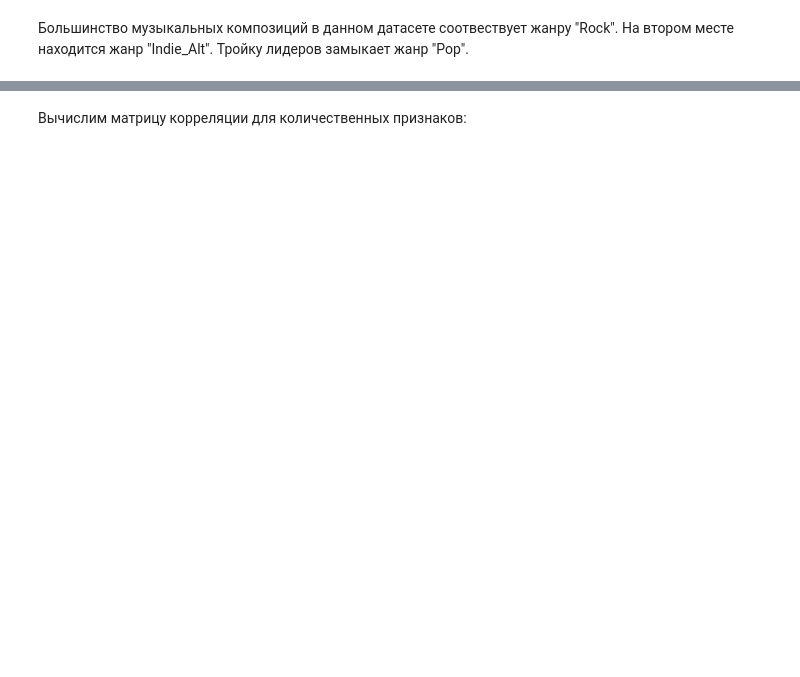
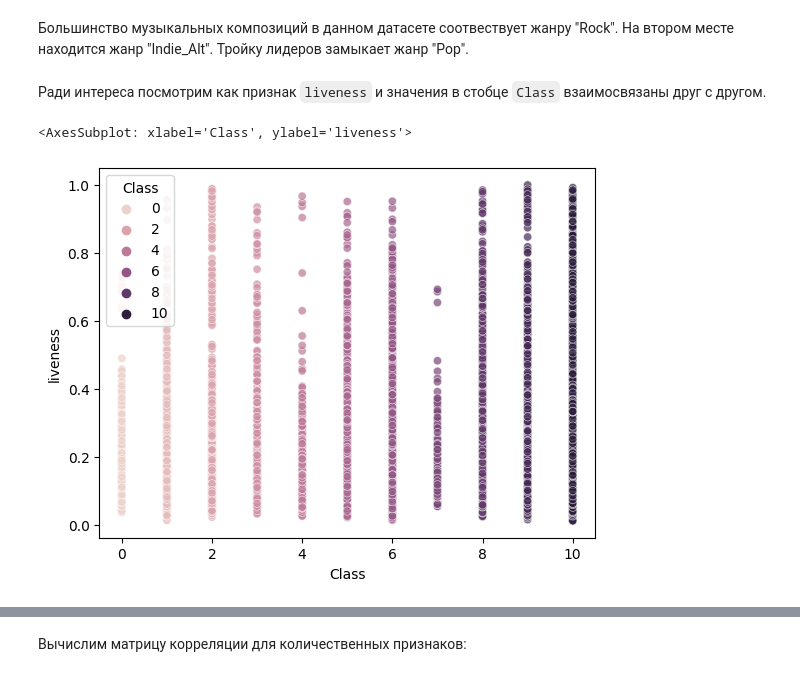
Before and after one commit to VladislavLap/ML, a Jupyter notebook: Laptev_hw1.ipynb, the cells around one changed output, grey strips where cells are left out. Cells and saved outputs as stored; diff of their text form; code cells hidden in the pictures; blank space fills up the shorter version.

```diff
--- a/Laptev_hw1.ipynb
+++ b/Laptev_hw1.ipynb
@@ -137,2 +137,9 @@ sns.histplot(data['Class'])
 # %% [markdown]
 Большинство музыкальных композиций в данном датасете соотвествует жанру "Rock". На втором месте находится жанр "Indie_Alt". Тройку лидеров замыкает жанр "Pop".
+# %% [markdown]
+Ради интереса посмотрим как признак `liveness` и значения в стобце `Class` взаимосвязаны друг с другом.
+# %%
+sns.scatterplot(x='Class', y='liveness', hue='Class', data=data, alpha=0.7)
+# %% [output]
+<AxesSubplot: xlabel='Class', ylabel='liveness'>
+[figure, added]
```
Also changed, not shown: parts of 26 cells of this notebook.
